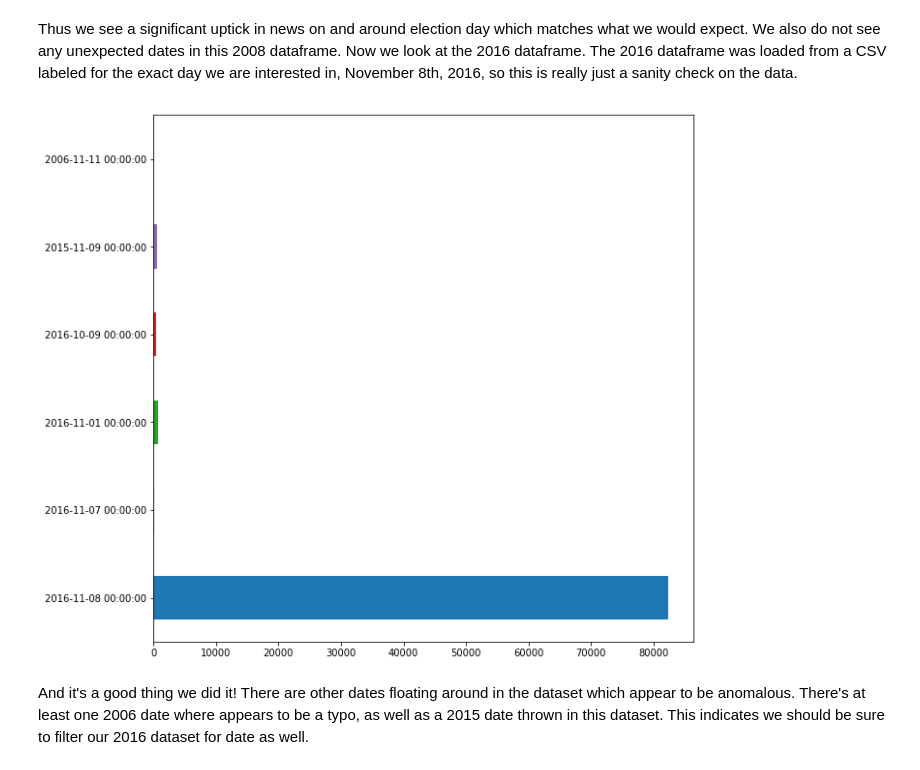
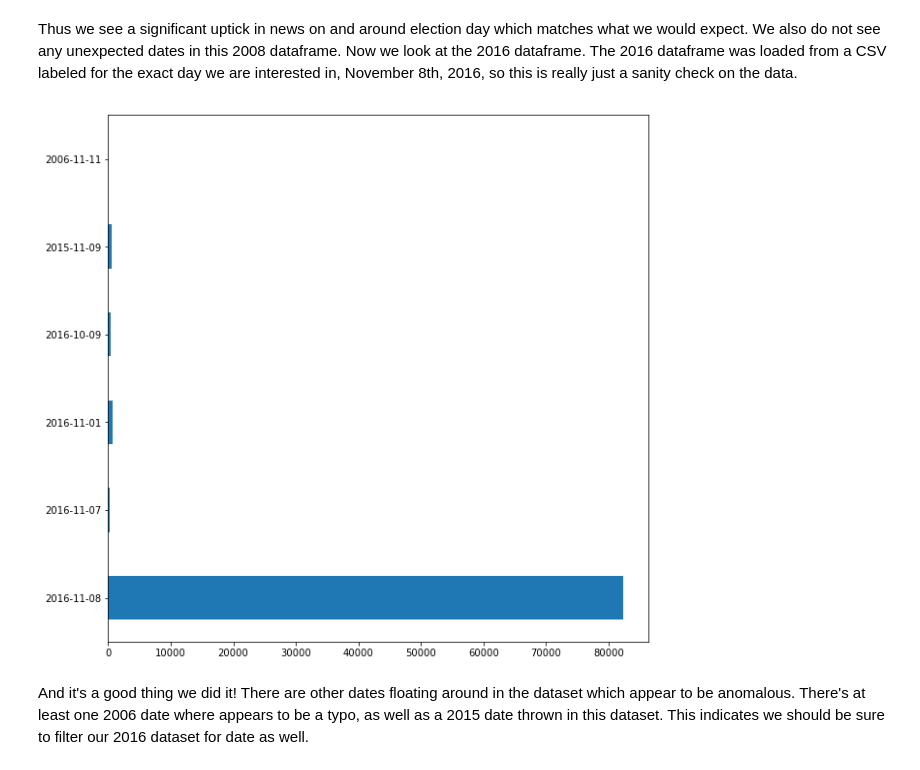
Before and after one commit to eistre91/thinkful-projects, a Jupyter notebook: GDELT Capstone Report.ipynb, the cells around one changed output. Drawn from its saved outputs; the diff is of its cells as text; code cells hidden in the pictures.

```diff
--- a/GDELT Capstone Report.ipynb
+++ b/GDELT Capstone Report.ipynb
@@ -25,6 +33,6 @@ We first load in row limited samples of our two datasets. Our first step is to u
 # %%
-data_2008 = "D:/GDELT.MASTERREDUCEDV2.1979-2013/200811.CSV"
-data_2016 = "D:/GDELT.MASTERREDUCEDV2.1979-2013/20161108.export.CSV"
+data_2008 = "./200811.csv"
+data_2016 = "./20161108.export.CSV"
 
 df_2008_l = pd.read_csv(data_2008, sep='\t', nrows=1000)
 df_2016_l = pd.read_csv(data_2016, sep='\t', nrows=1000)
@@ -213,11 +188,11 @@ df_2008_us['SQLDATE'].value_counts() \
 # %% [markdown]
 Thus we see a significant uptick in news on and around election day which matches what we would expect. We also do not see any unexpected dates in this 2008 dataframe. Now we look at the 2016 dataframe. The 2016 dataframe was loaded from a CSV labeled for the exact day we are interested in, November 8th, 2016, so this is really just a sanity check on the data.
 # %%
-df_2016_us['SQLDATE'].value_counts() \
+df_2016_us['SQLDATE'].astype(str).value_counts() \
                      .sort_index(ascending=False) \
                      .plot.barh(figsize=(10,10));
 # %% [output]
-[figure, old version]
+[figure, new version]
 # %% [markdown]
 And it's a good thing we did it! There are other dates floating around in the dataset which appear to be anomalous. There's at least one 2006 date where appears to be a typo, as well as a 2015 date thrown in this dataset. This indicates we should be sure to filter our 2016 dataset for date as well.
 # %%
```
Also changed, not shown: parts of 32 cells of this notebook, 1 other file.
